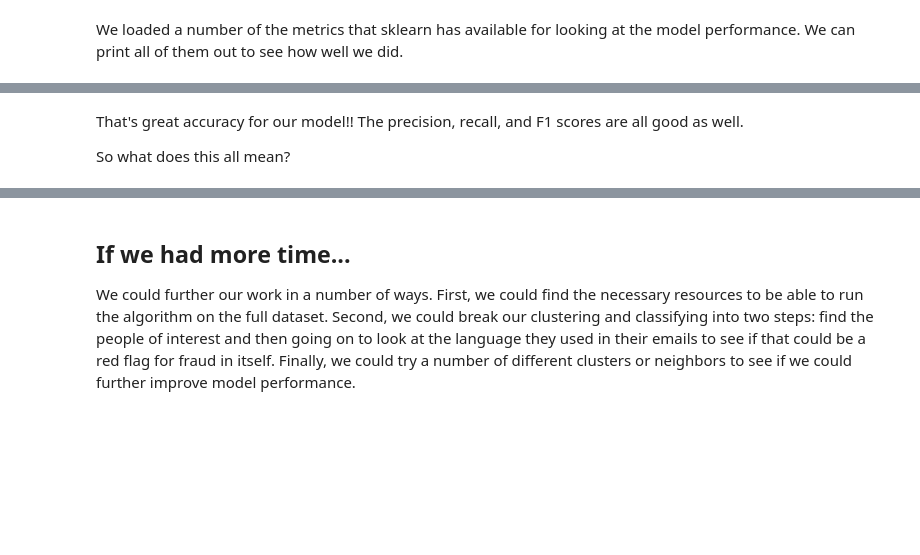
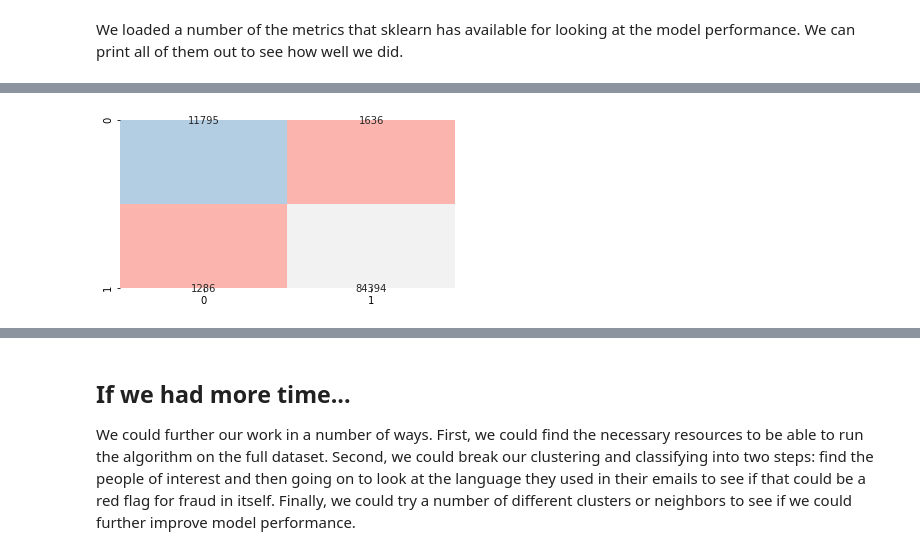
Before and after one commit to MissAle17/dsc-5-capstone-project-online-ds-sp-000, a Jupyter notebook: Modeling with Machine Learning and Results, Part 4.ipynb, the cells around one changed output, grey strips where cells are left out. Cells and saved outputs as stored; diff of their text form; code cells hidden in the pictures; blank space fills up the shorter version.

```diff
--- a/Modeling with Machine Learning and Results, Part 4.ipynb
+++ b/Modeling with Machine Learning and Results, Part 4.ipynb
@@ -373,5 +391,11 @@ print(accuracy_score(y_test,pred))
-# %% [markdown]
-That's great accuracy for our model!!  The precision, recall, and F1 scores are all good as well.
-
-
-So what does this all mean?
+# %%
+#creating a dataframe to plot the confusion matrix
+df_cm = pd.DataFrame(confusion_matrix(y_test, pred),range(2),range(2))
+#creating labels for heatmap
+labels = confusion_matrix(y_test, pred)
+# %%
+
+sns.heatmap(df_cm, annot=labels, fmt='.5g',square= True, cmap='Pastel1',cbar=False)
+plt.show()
+# %% [output]
+[figure, added]
```
Also changed, not shown: parts of 11 cells of this notebook, 1 other file.
